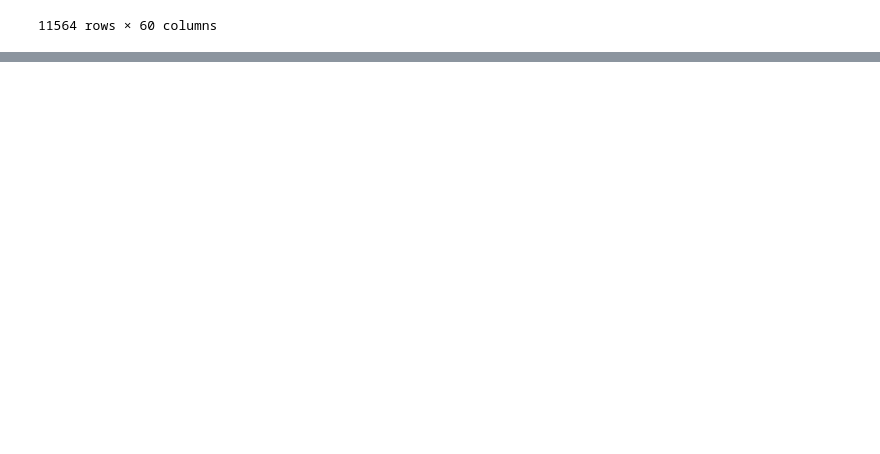
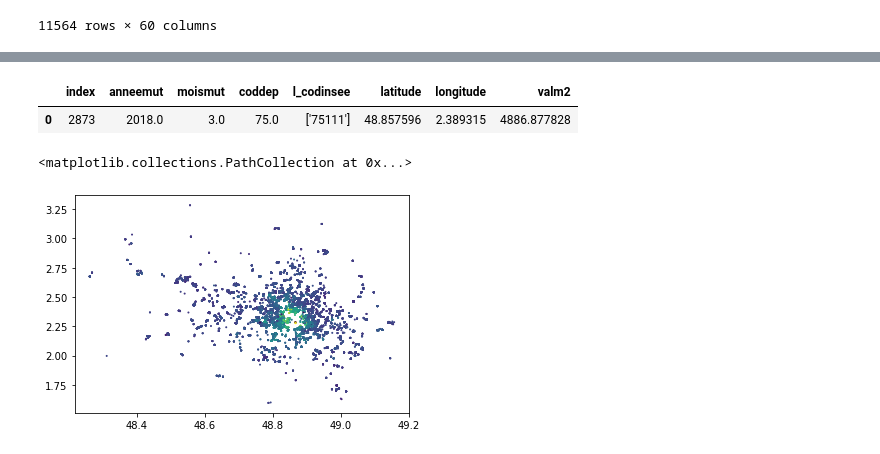
Before and after one commit to alexis-violeau/Augmented-Proposal---Challenge-Eleven, a Jupyter notebook: notebook_test.ipynb, the cells around one changed output, grey strips where cells are left out. Saved outputs shown, nothing was run; the diff lists cells and outputs as text; code cells hidden in the pictures; blank space fills up the shorter version.

```diff
--- a/notebook_test.ipynb
+++ b/notebook_test.ipynb
@@ -122,0 +121,40 @@ cat_features = []
+# %%
+def compute_number_of_rooms(row):
+    if row.sapt5pp > 0 : return 5
+    elif row.sapt4pp > 0 : return 4
+    elif row.sapt3pp > 0 : return 3
+    elif row.sapt2pp > 0 : return 2
+    elif row.sapt1pp > 0 : return 1
+    else : return 0
+# %%
+
+sell_cols = ['anneemut','moismut', 'coddep','l_codinsee','latitude','longitude','nblot','valm2','rooms']
+buy_cols = ['anneemut','moismut', 'coddep','l_codinsee','latitude','longitude','valm2']
+
+def filter_dataset(df):
+
+    # Select only 'new appartments' + 'one appartment' deals
+    df_sell = df[(df.libnatmut == "Vente en l'état futur d'achèvement") & (df.libtypbien == 'UN APPARTEMENT')]
+    # Compute the value per m2
+    df_sell['valm2'] = df_sell.valeurfonc/df_sell.sbatapt
+    # Filter outliers + anomalies (should be only one comune + no land with an appartment)
+    df_sell=df_sell[(df_sell.valm2 < 2e4) & (df_sell.nbcomm == 1) & (df_sell.sterr == 0 )]
+    # Compute number of rooms
+    df_sell['rooms'] = df_sell.apply(compute_number_of_rooms,axis=1)
+    # Convert list of INSEE code to single value
+    df_sell['l_codinsee'] = df_sell['l_codinsee'].apply(lambda x : x[2:-2])
+    # Set right types
+    df_sell.coddep = df_sell.coddep.astype(int)
+    df_sell.anneemut = df_sell.anneemut.astype(int)
+    df_sell.moismut = df_sell.moismut.astype(int)
+    df_sell.nblot = df_sell.nblot.astype(int)
+
+    # Filter only TAB
+    df_buy = df[df.libtypbien == 'TERRAIN DE TYPE TAB']
+    # Compute value per surface
+    df_buy['valm2'] = df_buy.valeurfonc/df_buy.sterr
+
+
+    return df_sell[sell_cols].reset_index(), df_buy[buy_cols].reset_index()
+# %%
+df_sell, df_buy = filter_dataset(df)
@@ -122,0 +172,10 @@ cat_features = []
+# %%
+df_buy.head(1)
+# %% [output]
+|  | index | anneemut | moismut | coddep | l_codinsee | latitude | longitude | valm2 |
+| 0 | 2873 | 2018.0 | 3.0 | 75.0 | ['75111'] | 48.857596 | 2.389315 | 4886.877828 |
+# %%
+plt.scatter(df_sell.latitude,df_sell.longitude,c = df_sell.valm2,s=1)
+# %% [output]
+<matplotlib.collections.PathCollection at 0x...>
+[figure, added]
```
Also changed, not shown: parts of 11 cells of this notebook, 2 other files.
